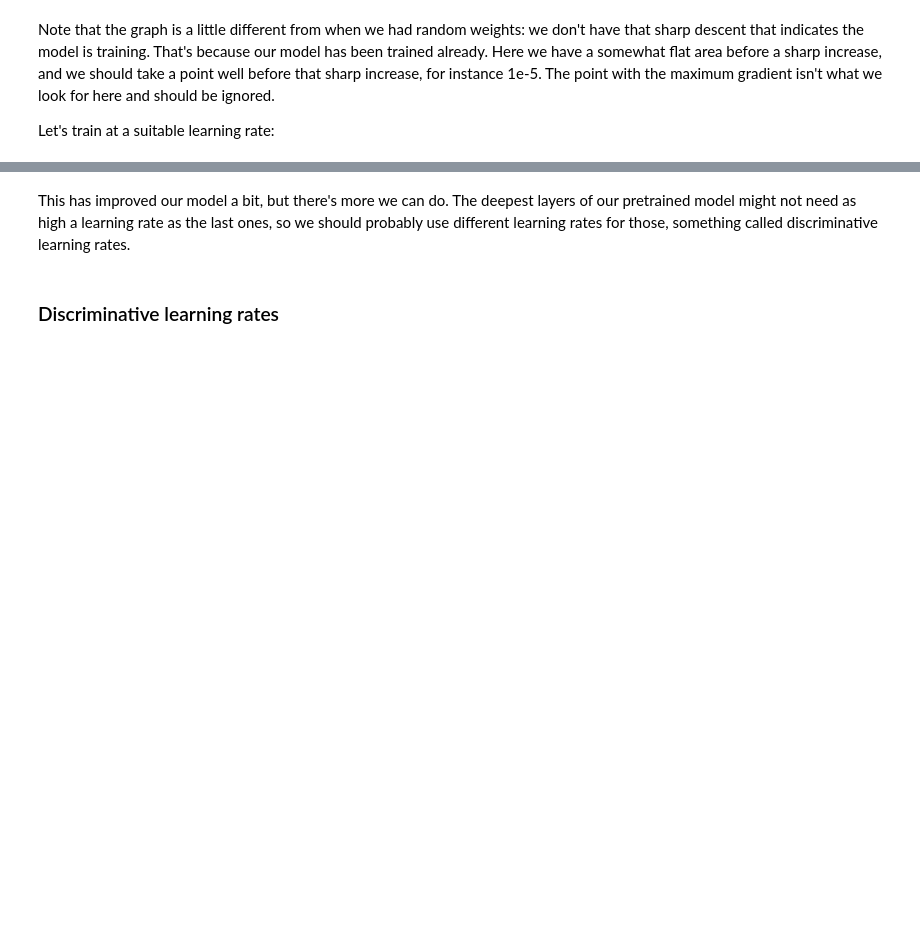
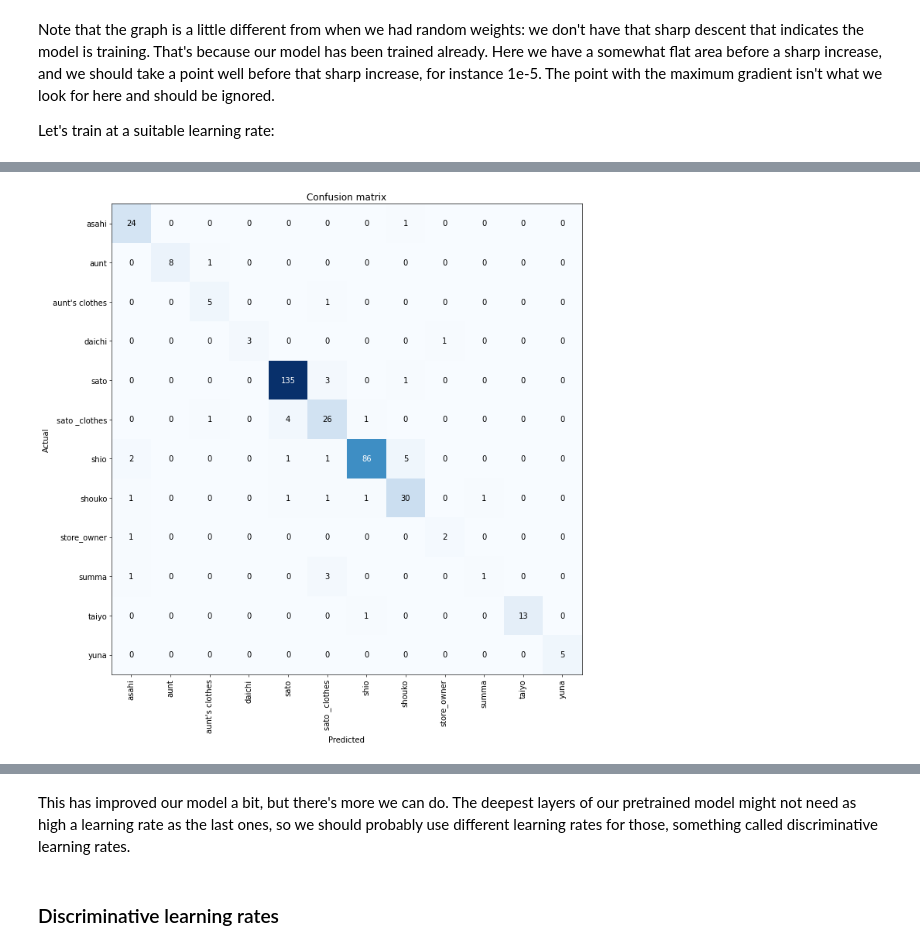
Before and after one commit to JonathanSum/Fastbook_colab, a Jupyter notebook: 05_pet_breeds.ipynb, the cells around one changed output, grey strips where cells are left out. Cells and saved outputs as stored; diff of their text form; code cells hidden in the pictures; blank space fills up the shorter version.

```diff
--- a/05_pet_breeds.ipynb
+++ b/05_pet_breeds.ipynb
@@ -630,4 +807,4 @@ Note that the graph is a little different from when we had random weights: we do
 
 Let's train at a suitable learning rate:
 # %%
-learn.fit_one_cycle(6, lr_max=1e-5)
+learn.fit_one_cycle(6, lr_max=1e-4)
@@ -633,0 +819,4 @@ learn.fit_one_cycle(6, lr_max=1e-5)
+# %%
+interp = ClassificationInterpretation.from_learner(learn)
+interp.plot_confusion_matrix(figsize=(12,12), dpi=60)
+# %% [output]
@@ -633,0 +824 @@ learn.fit_one_cycle(6, lr_max=1e-5)
+[figure, added]
```
Also changed, not shown: parts of 51 cells of this notebook.
